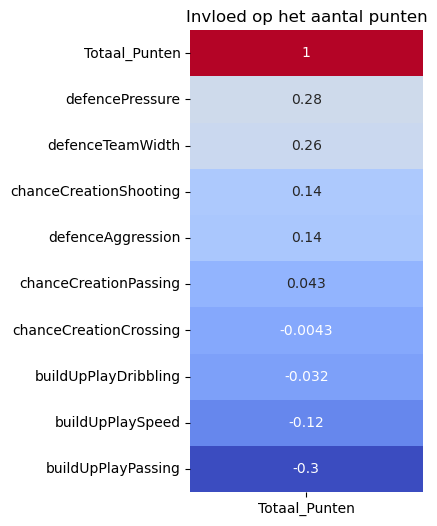
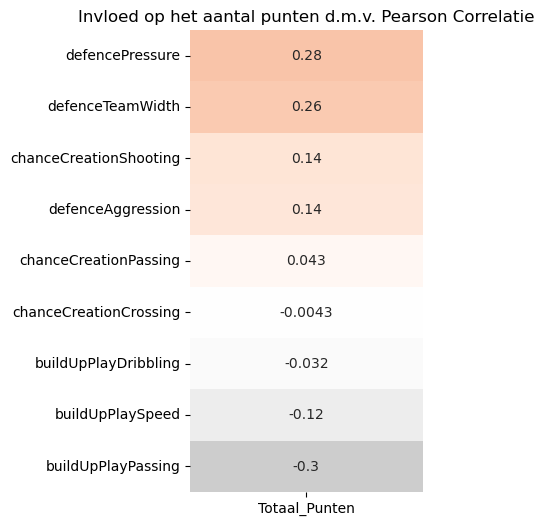
The change to this notebook cell's code, shown as a diff; its figure went from the first image to the second:
--- before
+++ after
@@ -13,6 +13,9 @@
 corr_totaal_punten = corr[['Totaal_Punten']].sort_values(by='Totaal_Punten', ascending=False)
 
+# Selecteer de kolom, sorteer, EN voeg .drop() toe om de rij zelf te verwijderen
+corr_totaal_punten = corr[['Totaal_Punten']].sort_values(by='Totaal_Punten', ascending=False).drop('Totaal_Punten')
+
 plt.figure(figsize=(3, 6)) 
-sns.heatmap(corr_totaal_punten, annot=True, cmap='coolwarm', cbar=False)
-plt.title('Invloed op het aantal punten')
+sns.heatmap(corr_totaal_punten, annot=True, cmap='RdGy_r', cbar=False, vmin=-1, vmax=1)
+plt.title('Invloed op het aantal punten d.m.v. Pearson Correlatie')
 plt.show()

Commit: Update index.ipynb